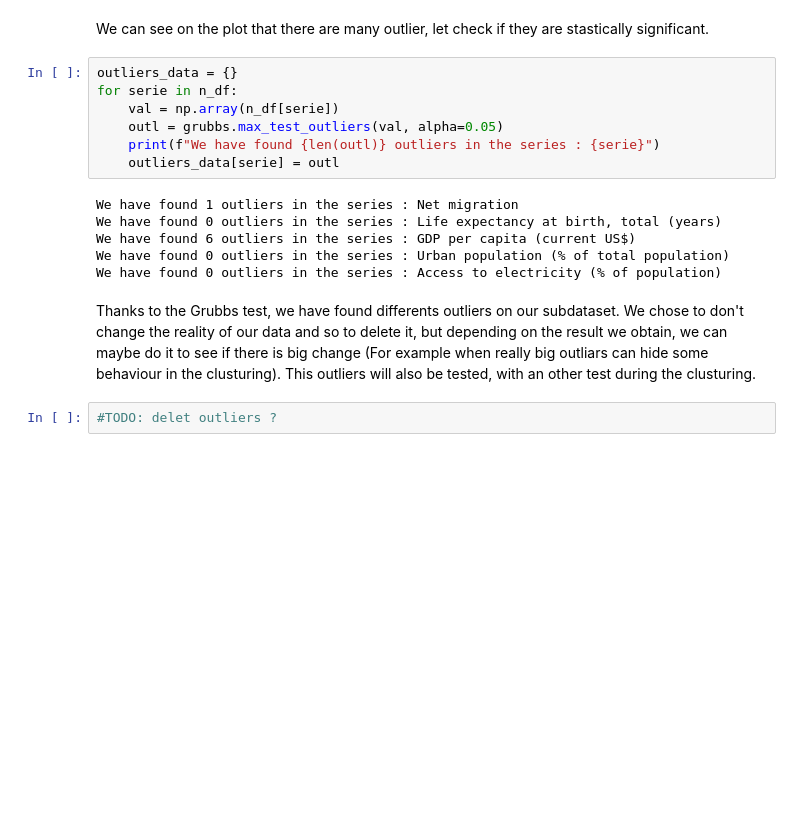
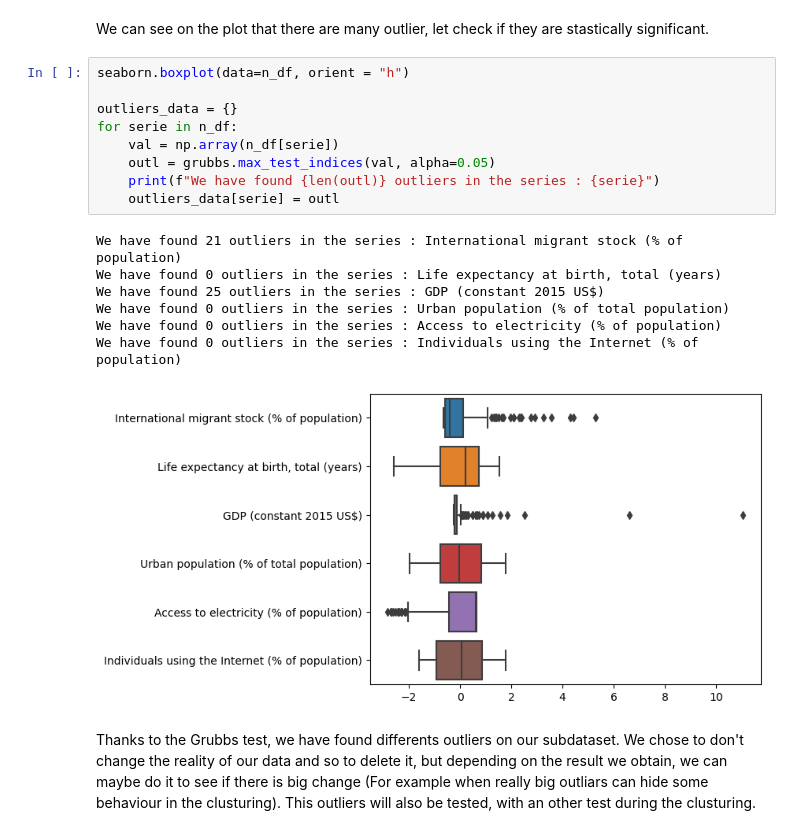
Before and after one commit to f2ire/IA_project, a Jupyter notebook: report1.ipynb, the cells around one changed output. Drawn from its saved outputs; the diff is of its cells as text; blank space fills up the shorter version.

Commit message:
[UPDATE] new data + outlier

```diff
--- a/report1.ipynb
+++ b/report1.ipynb
@@ -159,19 +178,21 @@ Norway
 # %% [markdown]
 We can see on the plot that there are many outlier, let check if they are stastically significant.
 # %%
+seaborn.boxplot(data=n_df, orient = "h")
+
 outliers_data = {}
 for serie in n_df:
     val = np.array(n_df[serie])
-    outl = grubbs.max_test_outliers(val, alpha=0.05)
+    outl = grubbs.max_test_indices(val, alpha=0.05)
     print(f"We have found {len(outl)} outliers in the series : {serie}")
     outliers_data[serie] = outl
 # %% [output]
-We have found 1 outliers in the series : Net migration
+We have found 21 outliers in the series : International migrant stock (% of population)
 We have found 0 outliers in the series : Life expectancy at birth, total (years)
-We have found 6 outliers in the series : GDP per capita (current US$)
+We have found 25 outliers in the series : GDP (constant 2015 US$)
 We have found 0 outliers in the series : Urban population (% of total population)
 We have found 0 outliers in the series : Access to electricity (% of population)
+We have found 0 outliers in the series : Individuals using the Internet (% of population)
+[figure, added]
 # %% [markdown]
 Thanks to the Grubbs test, we have found differents outliers on our subdataset. We chose to don't change the reality of our data and so to delete it, but depending on the result we obtain, we can maybe do it to see if there is big change (For example when really big outliars can hide some behaviour in the clusturing). This outliers will also be tested, with an other test during the clusturing.
-# %%
-#TODO: delet outliers ?
```
Also changed, not shown: parts of 10 cells of this notebook, 3 other files.
